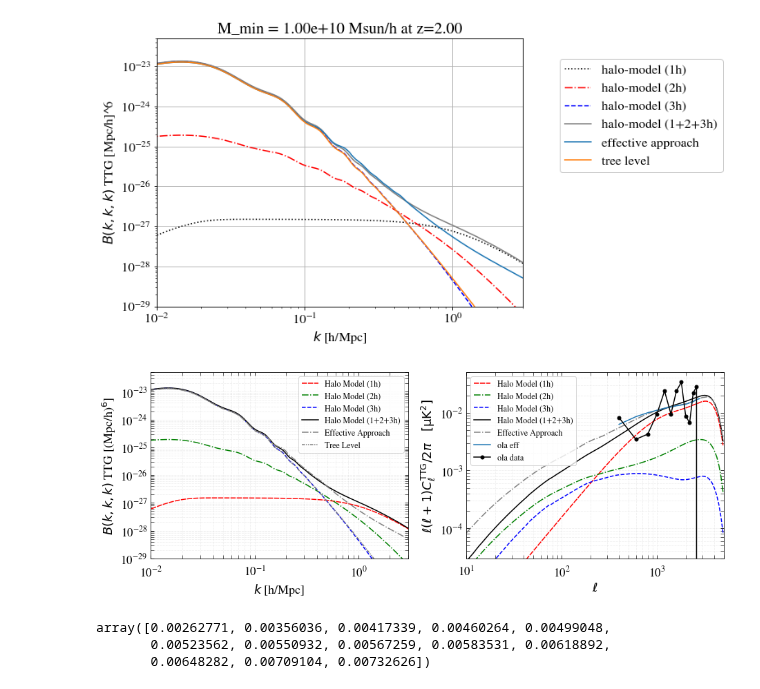
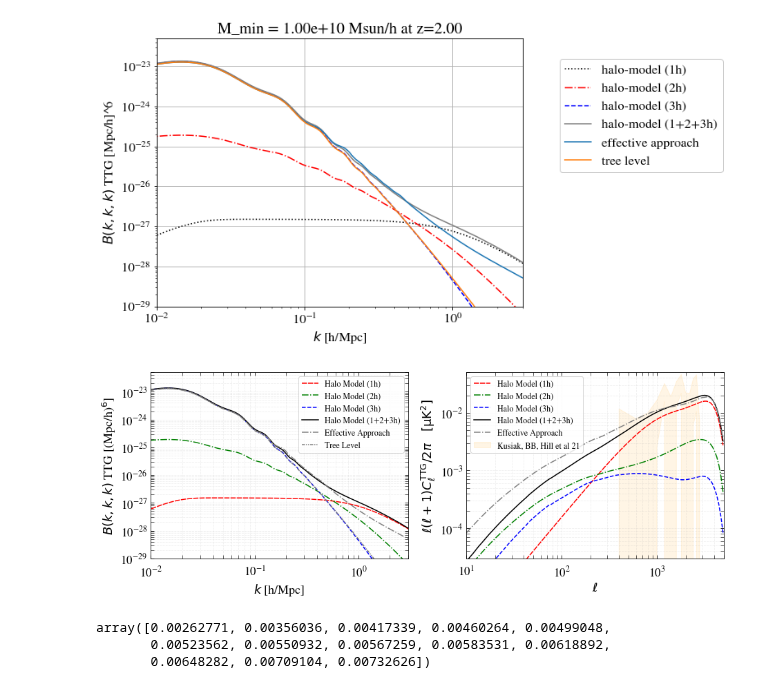
Before and after one commit to CLASS-SZ/class_sz, a Jupyter notebook: notebooks/class_sz_kSZ2X.ipynb, the cells around one changed output. Drawn from its saved outputs; the diff is of its cells as text; code cells hidden in the pictures.

```diff
--- a/notebooks/class_sz_kSZ2X.ipynb
+++ b/notebooks/class_sz_kSZ2X.ipynb
@@ -279,13 +279,18 @@ Ola_eff = np.loadtxt('/Users/boris/Work/ksz_bispectra/black_unwise_green.txt')
 cell_ola_eff = Ola_eff[1,:]
 ell_ola_eff = Ola_eff[0,:]
 Ola_measurements = np.loadtxt('/Users/boris/Work/ksz_bispectra/pink_unwise_green.txt')
+err_cell_ola_measurements = Ola_measurements[2,:]
 cell_ola_measurements = Ola_measurements[1,:]
 ell_ola_measurements = Ola_measurements[0,:]
 
-ax.plot(ell_ola_eff,cell_ola_eff*1.2/5.,label='ola eff')
+#ax.plot(ell_ola_eff,cell_ola_eff*1.2/5.,label='ola eff')
 
-ax.plot(ell_ola_measurements,cell_ola_measurements*1.2/5.,label='ola data',
-        c='k',marker='o',markersize=5)
+ax.fill_between(ell_ola_measurements,
+                cell_ola_measurements*1.2/5.-err_cell_ola_measurements*1.2/5.,
+                cell_ola_measurements*1.2/5.+err_cell_ola_measurements*1.2/5.,
+            label='Kusiak, BB, Hill et al 21',
+            color='orange',
+            alpha=0.1)
 
 
 
@@ -307,34 +312,34 @@ ax.yaxis.set_ticks_position('both')
 plt.setp(ax.get_yticklabels(), rotation='horizontal', fontsize=label_size)
 plt.setp(ax.get_xticklabels(), fontsize=label_size)
 ax.grid( b=True, which="both", alpha=0.2, linestyle='--')
 # ax.set_xlabel(r'$\ell$',size=title_size)
 # ax.set_ylabel(r'$\ell(\ell+1)C_\ell^\mathrm{^{kSZ^2-g}}/2\pi\quad [\mathrm{\mu K^2}]$',size=title_size)
 ax.set_xlabel(r"$k$ [h/Mpc]",size=title_size)
 ax.set_ylabel(r"$B(k,k,k)$ TTG [(Mpc/h)$^6$]",size=title_size)
 ax.plot(bk_ttg_at_z_hm['k'],bk_ttg_at_z_hm['1h'],label = 'Halo Model (1h)',c='r',ls=(0, (5, 1)))
 ax.plot(bk_ttg_at_z_hm['k'],bk_ttg_at_z_hm['2h'],label = 'Halo Model (2h)',c='g',ls='-.')
 ax.plot(bk_ttg_at_z_hm['k'],bk_ttg_at_z_hm['3h'],label = 'Halo Model (3h)',c='b',ls='--')
 ax.plot(bk_ttg_at_z_hm['k'],np.asarray(bk_ttg_at_z_hm['1h'])+np.asarray(bk_ttg_at_z_hm['2h'])+np.asarray(bk_ttg_at_z_hm['3h']),
         label = 'Halo Model (1+2+3h)',
         c='k',ls='-')
 
 ax.plot(k1_a,np.asarray(Bk_TTG_HF),label='Effective Approach',alpha=1.,c='grey',ls='-.')
 ax.plot(k1_a,np.asarray(Bk_TTG_TL),label='Tree Level',alpha=1.,c='grey',ls= (0, (3, 1, 1, 1, 1, 1)))
 
 
 
 
 
 ax.set_xscale('log')
 ax.set_yscale('log')
 ax.legend(loc=1,ncol = 1,frameon=True,fontsize=12)
 ax.set_ylim(1e-29,5e-23)
 ax.set_xlim(1e-2,3e0)
 
 fig.tight_layout()
 plt.savefig("/Users/boris/Work/CLASS-SZ/SO-SZ/class_sz/sz_auxiliary_files/kSZ2g_b16_agn.pdf")
 # %% [output]
-[figure, old version]
+[figure, new version]
 # %%
 cell_ola_eff/10.
 # %% [output]
```
Also changed, not shown: 10 other files.
